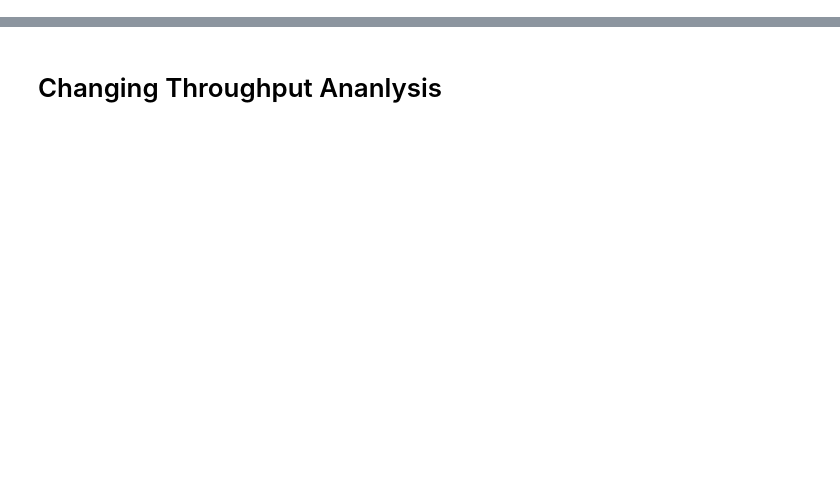
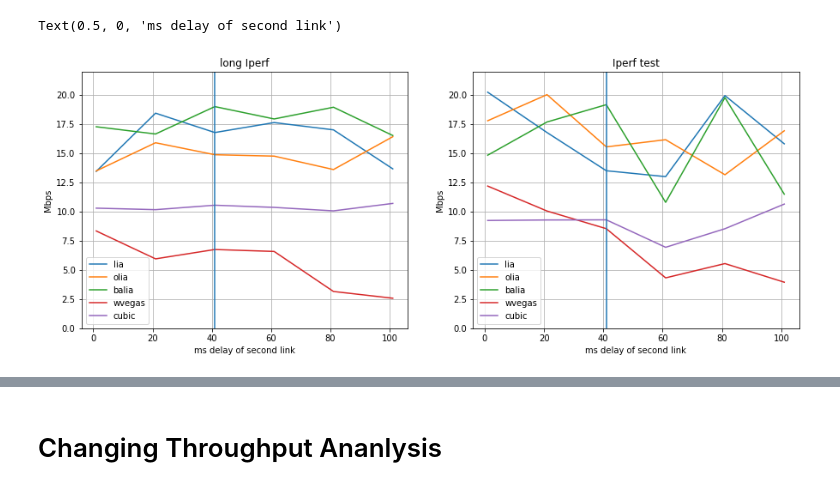
Before and after one commit to phyratokar/MPTCP-Mininet-Benchmark, a Jupyter notebook: MultiAnalyis.ipynb, the cells around one changed output, grey strips where cells are left out. Saved outputs shown, nothing was run; the diff lists cells and outputs as text; code cells hidden in the pictures; blank space fills up the shorter version.

```diff
--- a/MultiAnalyis.ipynb
+++ b/MultiAnalyis.ipynb
@@ -87,14 +155,0 @@ df
-# %%
-x = df[df['d_a'] == 1]
-
-
-plt.clf()
-plt.ylim((0, 20))
-plt.grid()
-plt.title('Throughput with one delay fixed')
-axis = plt.gca()
-
-for cc in ['lia', 'olia', 'balia', 'wvegas']:
-    tmp = x[x['cc'] == cc]
-    tmp.plot(x='d_b', y='mean_tp', label=cc, ax=axis)
-plt.legend()
@@ -100,0 +286,35 @@ plt.legend()
+# %%
+## comparing different iperf runtimes
+delay_point = 41
+
+delays = np.arange(1, 102, 20)
+
+df_iperf_long = load_iperf_experiments('mptcp-host-pair', cc_algorithms, [10], [10],
+                                       [delay_point], delays, repetitions=[9])
+
+
+x_liperf = df_iperf_long[df_iperf_long['delay_a'] == delay_point]
+x_iperf = df_iperf[df_iperf['delay_a'] == delay_point]
+
+fig, axes = plt.subplots(nrows=1, ncols=2, figsize=(15, 5.5))
+
+for cc in x_liperf['cc'].unique():
+    tmp = x_liperf[x_liperf['cc'] == cc]
+    tmp.plot(x='delay_b', y='mean_tp_flow1', label=cc, ax=axes[0], legend=True, grid=True, ylim=(0,22))
+
+axes[0].set_title('long Iperf')
+axes[0].axvline(delay_point)
+axes[0].set_ylabel('Mbps')
+axes[0].set_xlabel('ms delay of second link')
+
+for cc in x_iperf['cc'].unique():
+    tmp = x_iperf[x_iperf['cc'] == cc]
+    tmp.plot(x='delay_b', y='mean_tp_flow1', label=cc, ax=axes[1], legend=True, grid=True, ylim=(0,22))
+
+axes[1].set_title('Iperf test')
+axes[1].set_ylabel('Mbps')
+axes[1].axvline(delay_point)
+axes[1].set_xlabel('ms delay of second link')
+# %% [output]
+Text(0.5, 0, 'ms delay of second link')
+[figure, added]
```
Also changed, not shown: parts of 10 cells of this notebook, 7 other files.
